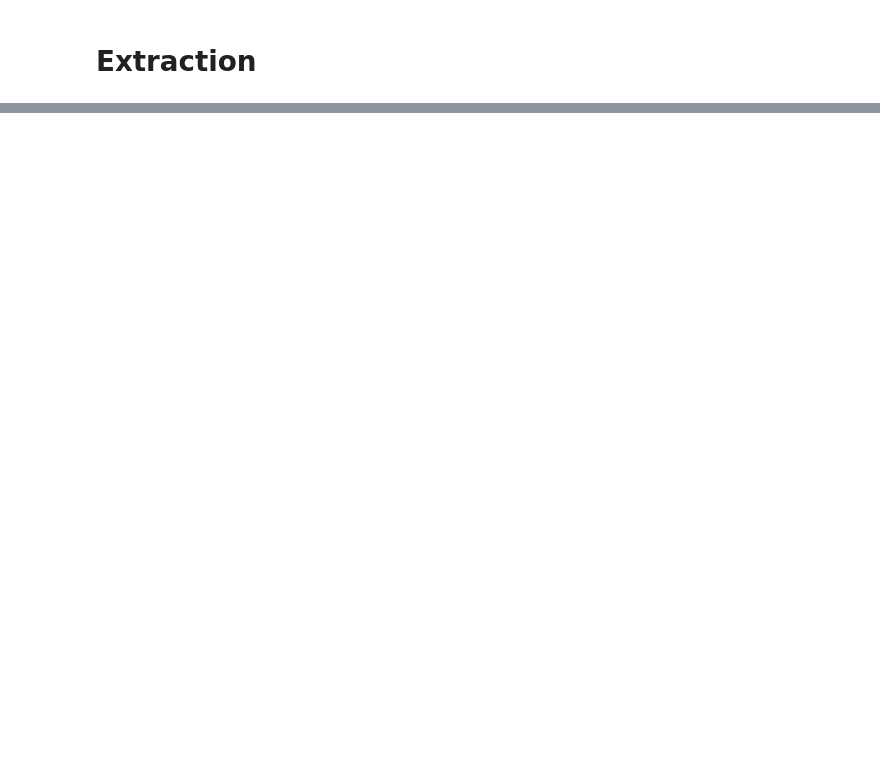
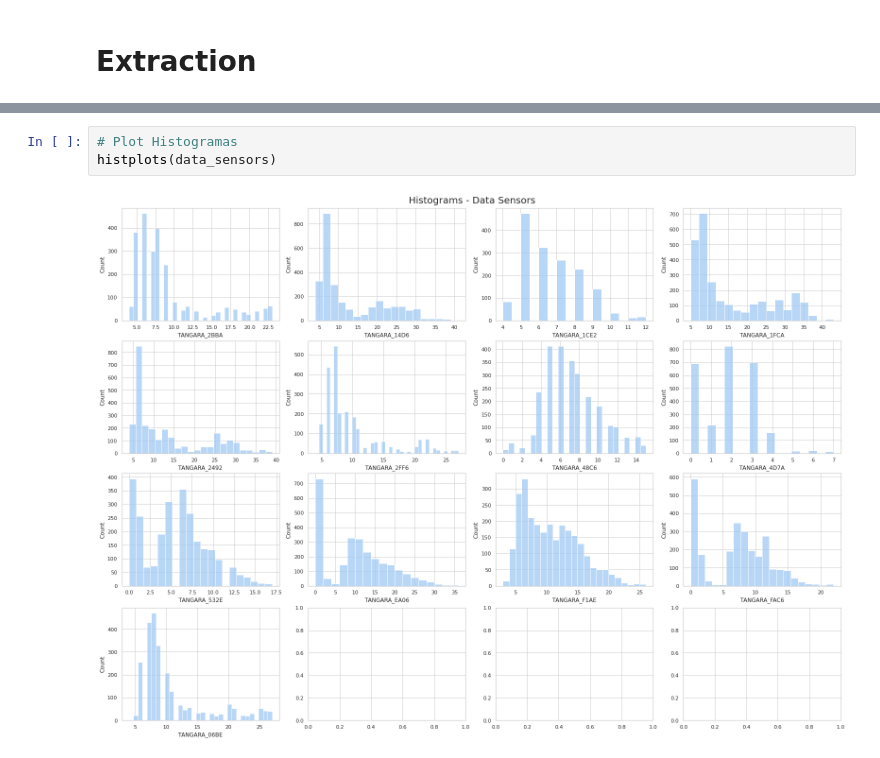
Before and after one commit to sebaxtian/tangara-pipeline, a Jupyter notebook: notebooks/pm25.ipynb, the cells around one changed output, grey strips where cells are left out. Cells and saved outputs as stored; diff of their text form; blank space fills up the shorter version.

```diff
--- a/notebooks/pm25.ipynb
+++ b/notebooks/pm25.ipynb
@@ -45,0 +181,5 @@ raw_data_sensors.describe()
+# %%
+# Plot Histogramas
+histplots(data_sensors)
+# %% [output]
+[figure, added]
```
Also changed, not shown: parts of 38 cells of this notebook, 4 other files.
